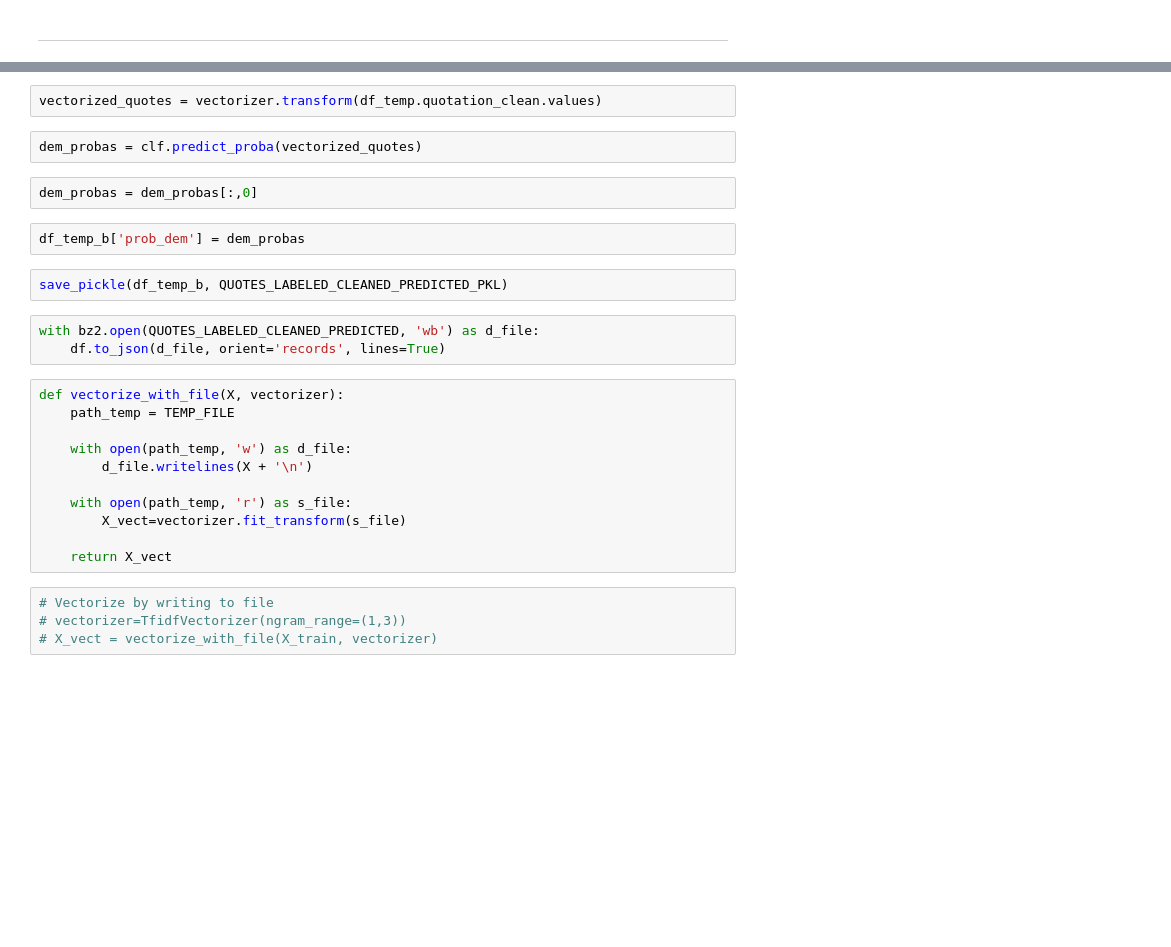
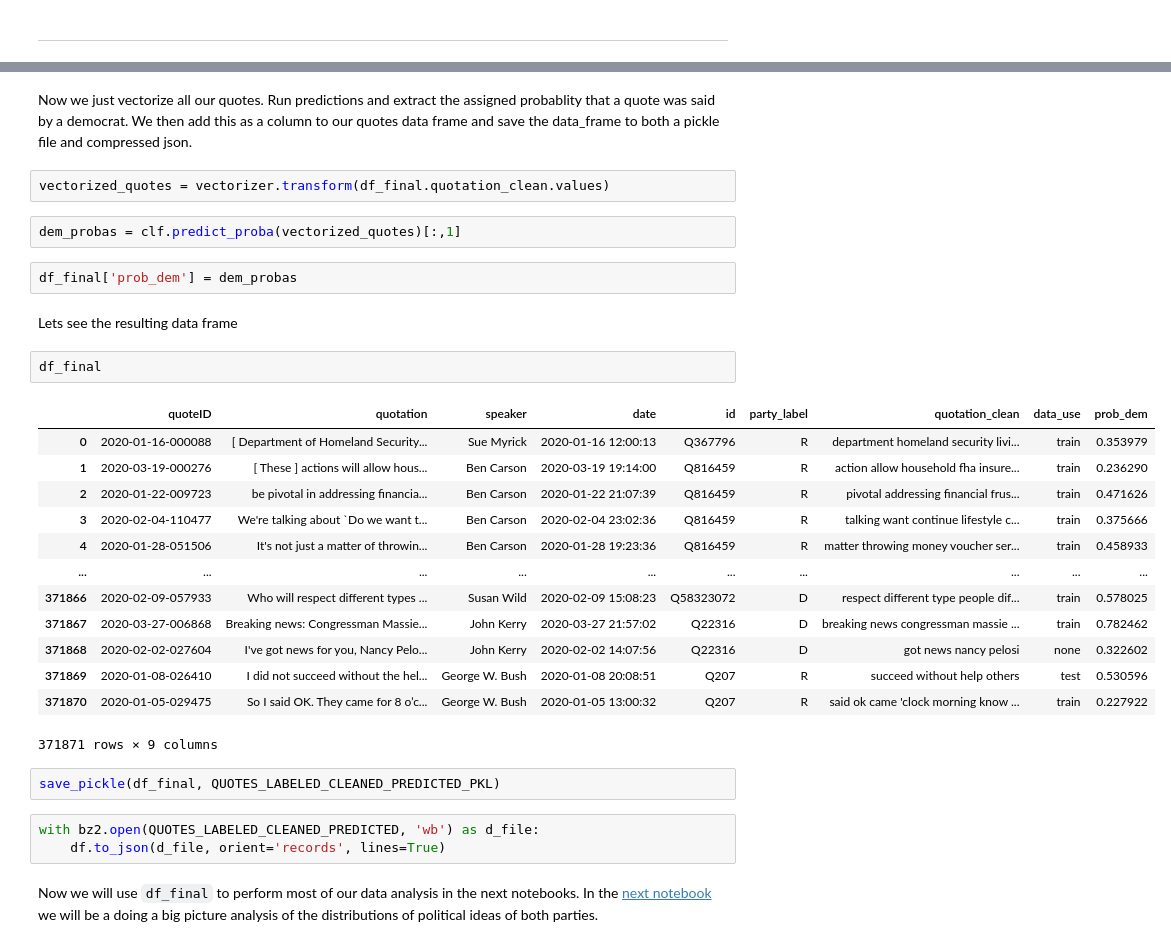
Before and after one commit to epfl-ada/ada-2021-project-mmng, a Jupyter notebook: part3_2-model_training.ipynb, the cells around one changed output, grey strips where cells are left out. Cells and saved outputs as stored; diff of their text form; blank space fills up the shorter version.

Commit message:
adding gio notebook. 1

```diff
--- a/part3_2-model_training.ipynb
+++ b/part3_2-model_training.ipynb
@@ -332,28 +220,34 @@ array([[0.6369649 , 0.3630351 ],
+# %% [markdown]
+Now we just vectorize all our quotes. Run predictions and extract the assigned probablity that a quote was said by a democrat. We then add this as a column to our quotes data frame and save the data_frame to both a pickle file and compressed json.
 # %%
-vectorized_quotes = vectorizer.transform(df_temp.quotation_clean.values)
+vectorized_quotes = vectorizer.transform(df_final.quotation_clean.values)
 # %%
-dem_probas = clf.predict_proba(vectorized_quotes)
+dem_probas = clf.predict_proba(vectorized_quotes)[:,1]
-# %%
-dem_probas = dem_probas[:,0]
 # %%
-df_temp_b['prob_dem'] = dem_probas
+df_final['prob_dem'] = dem_probas
+# %% [markdown]
+Lets see the resulting data frame
+# %%
+df_final
+# %% [output]
+|  | quoteID | quotation | speaker | date | id | party_label | quotation_clean | data_use | prob_dem |
+| 0 | 2020-01-16-000088 | [ Department of Homeland Security... | Sue Myrick | 2020-01-16 12:00:13 | Q367796 | R | department homeland security livi... | train | 0.353979 |
+| 1 | 2020-03-19-000276 | [ These ] actions will allow hous... | Ben Carson | 2020-03-19 19:14:00 | Q816459 | R | action allow household fha insure... | train | 0.236290 |
+| 2 | 2020-01-22-009723 | be pivotal in addressing financia... | Ben Carson | 2020-01-22 21:07:39 | Q816459 | R | pivotal addressing financial frus... | train | 0.471626 |
+| 3 | 2020-02-04-110477 | We're talking about `Do we want t... | Ben Carson | 2020-02-04 23:02:36 | Q816459 | R | talking want continue lifestyle c... | train | 0.375666 |
+| 4 | 2020-01-28-051506 | It's not just a matter of throwin... | Ben Carson | 2020-01-28 19:23:36 | Q816459 | R | matter throwing money voucher ser... | train | 0.458933 |
+| ... | ... | ... | ... | ... | ... | ... | ... | ... | ... |
+| 371866 | 2020-02-09-057933 | Who will respect different types ... | Susan Wild | 2020-02-09 15:08:23 | Q58323072 | D | respect different type people dif... | train | 0.578025 |
+| 371867 | 2020-03-27-006868 | Breaking news: Congressman Massie... | John Kerry | 2020-03-27 21:57:02 | Q22316 | D | breaking news congressman massie ... | train | 0.782462 |
+| 371868 | 2020-02-02-027604 | I've got news for you, Nancy Pelo... | John Kerry | 2020-02-02 14:07:56 | Q22316 | D | got news nancy pelosi | none | 0.322602 |
+| 371869 | 2020-01-08-026410 | I did not succeed without the hel... | George W. Bush | 2020-01-08 20:08:51 | Q207 | R | succeed without help others | test | 0.530596 |
+| 371870 | 2020-01-05-029475 | So I said OK. They came for 8 o’c... | George W. Bush | 2020-01-05 13:00:32 | Q207 | R | said ok came 'clock morning know ... | train | 0.227922 |
+371871 rows × 9 columns
 # %%
-save_pickle(df_temp_b, QUOTES_LABELED_CLEANED_PREDICTED_PKL)
+save_pickle(df_final, QUOTES_LABELED_CLEANED_PREDICTED_PKL)
 # %%
 with bz2.open(QUOTES_LABELED_CLEANED_PREDICTED, 'wb') as d_file:
     df.to_json(d_file, orient='records', lines=True)
-# %%
-def vectorize_with_file(X, vectorizer):
-    path_temp = TEMP_FILE
-
-    with open(path_temp, 'w') as d_file:
-        d_file.writelines(X + '\n')
-
-    with open(path_temp, 'r') as s_file:
-        X_vect=vectorizer.fit_transform(s_file)
-
-    return X_vect
-# %%
-# Vectorize by writing to file
-# vectorizer=TfidfVectorizer(ngram_range=(1,3))
-# X_vect = vectorize_with_file(X_train, vectorizer)
+# %% [markdown]
+Now we will use `df_final` to perform most of our data analysis in the next notebooks.
+In the [next notebook](part3_3-political_distribution_analysis.ipynb) we will be a doing a big picture analysis of the distributions of political ideas of both parties.
```
Also changed, not shown: parts of 41 cells of this notebook, 1 other file.
